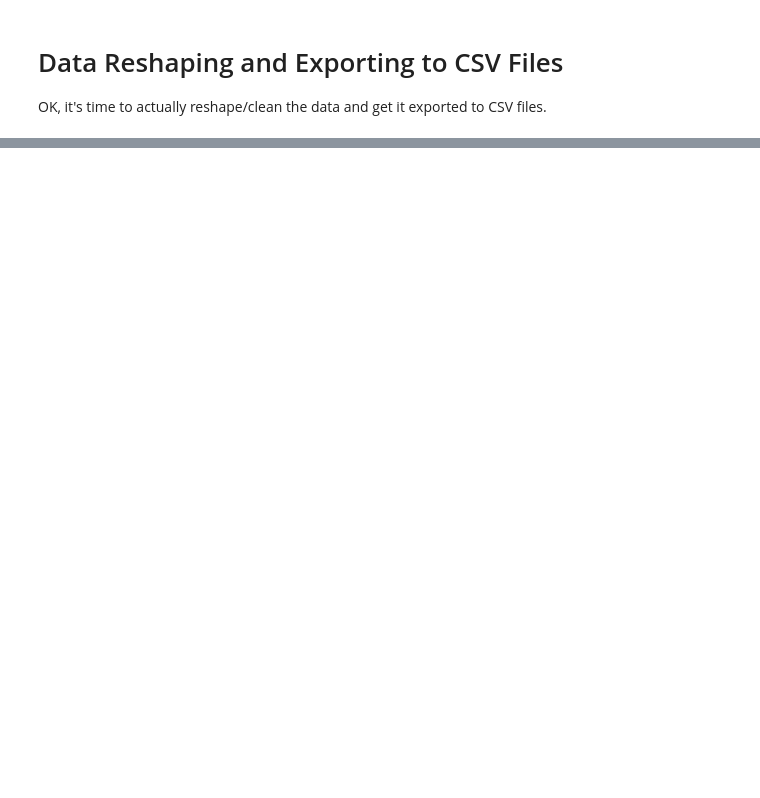
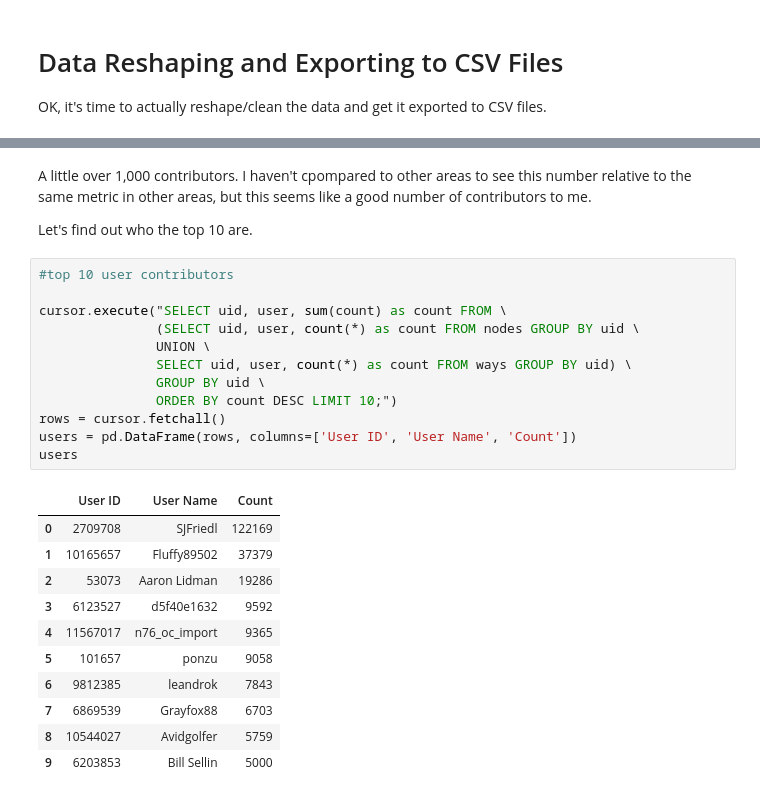
Before and after one commit to belgarion42/c750, a Jupyter notebook: Udacity OSM Project - Irvine, CA - Randy Crane.ipynb, the cells around one changed output, grey strips where cells are left out. Saved outputs shown, nothing was run; the diff lists cells and outputs as text; blank space fills up the shorter version.

```diff
--- a/Udacity OSM Project - Irvine, CA - Randy Crane.ipynb
+++ b/Udacity OSM Project - Irvine, CA - Randy Crane.ipynb
@@ -919,0 +1027,28 @@ conn.close()
+# %% [markdown]
+A little over 1,000 contributors. I haven't cpompared to other areas to see this number relative to the same metric in other areas, but this seems like a good number of contributors to me.
+
+Let's find out who the top 10 are.
+# %%
+#top 10 user contributors
+
+cursor.execute("SELECT uid, user, sum(count) as count FROM \
+               (SELECT uid, user, count(*) as count FROM nodes GROUP BY uid \
+               UNION \
+               SELECT uid, user, count(*) as count FROM ways GROUP BY uid) \
+               GROUP BY uid \
+               ORDER BY count DESC LIMIT 10;")
+rows = cursor.fetchall()
+users = pd.DataFrame(rows, columns=['User ID', 'User Name', 'Count'])
+users
+# %% [output]
+|  | User ID | User Name | Count |
+| 0 | 2709708 | SJFriedl | 122169 |
+| 1 | 10165657 | Fluffy89502 | 37379 |
+| 2 | 53073 | Aaron Lidman | 19286 |
+| 3 | 6123527 | d5f40e1632 | 9592 |
+| 4 | 11567017 | n76_oc_import | 9365 |
+| 5 | 101657 | ponzu | 9058 |
+| 6 | 9812385 | leandrok | 7843 |
+| 7 | 6869539 | Grayfox88 | 6703 |
+| 8 | 10544027 | Avidgolfer | 5759 |
+| 9 | 6203853 | Bill Sellin | 5000 |
```
Also changed, not shown: parts of 68 cells of this notebook.
